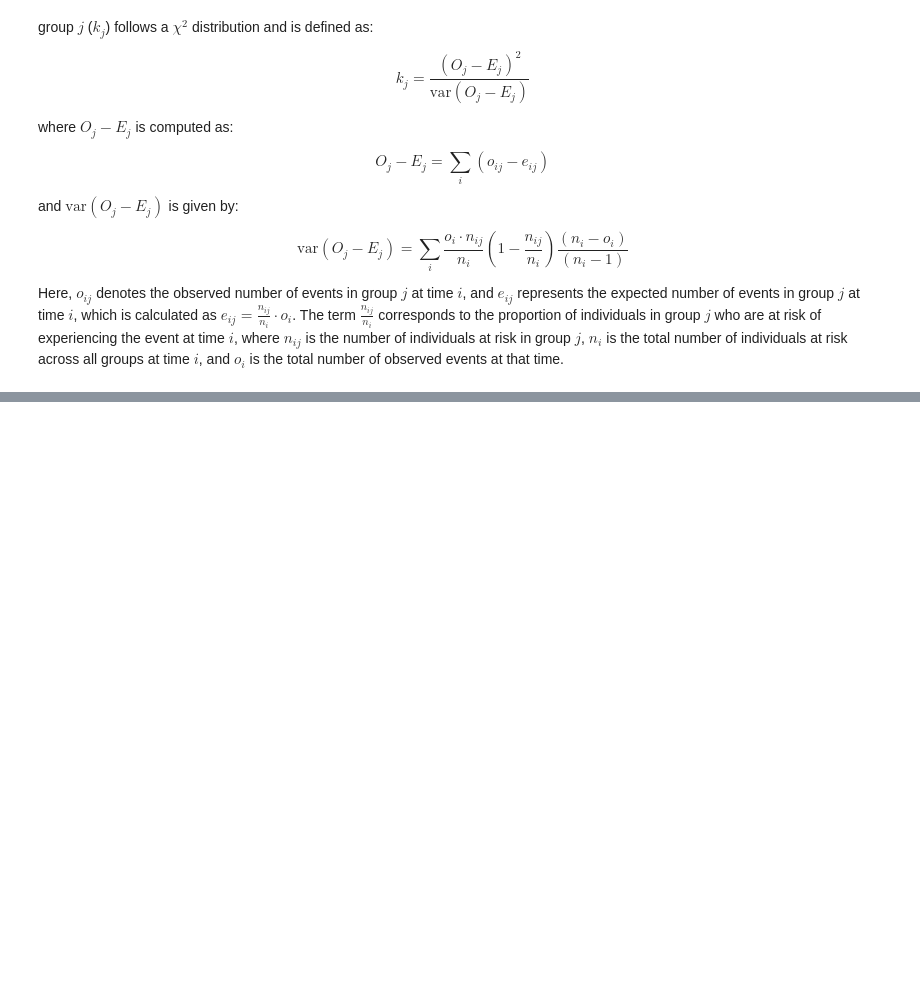
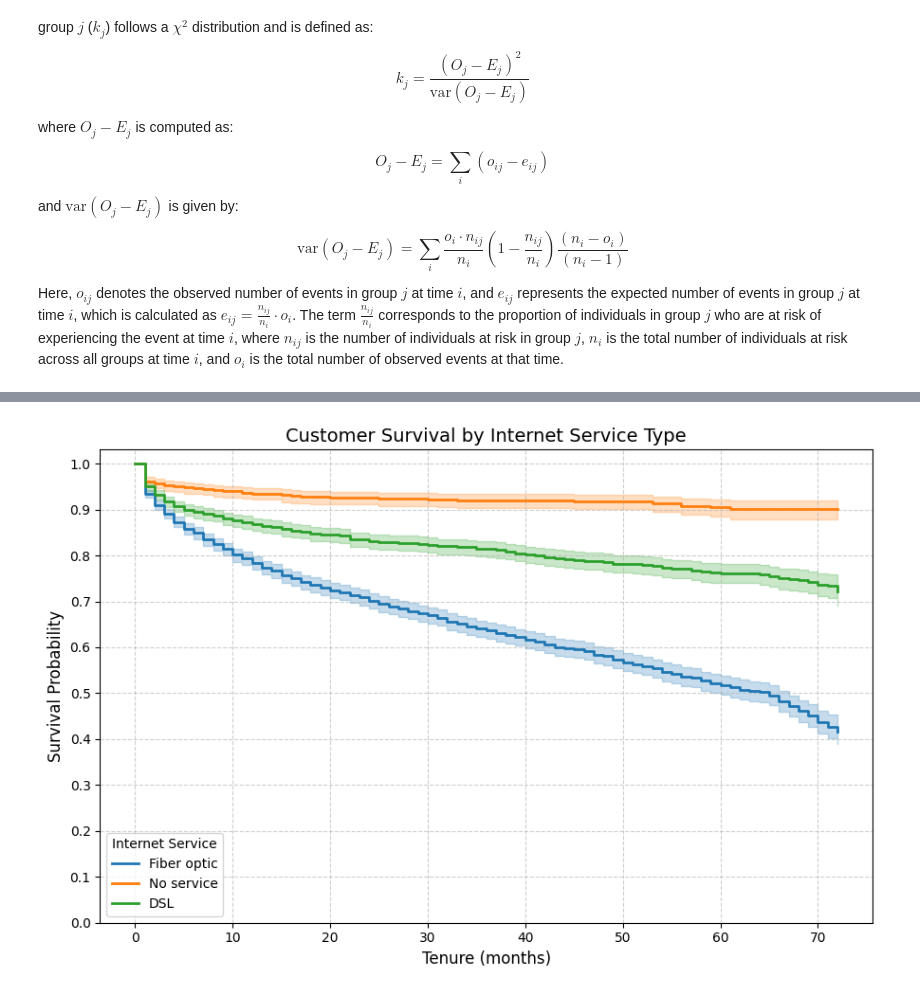
Before and after one commit to blessycode/customer-churn, a Jupyter notebook: survivalanalysis.ipynb, the cells around one changed output, grey strips where cells are left out. Saved outputs shown, nothing was run; the diff lists cells and outputs as text; code cells hidden in the pictures; blank space fills up the shorter version.

```diff
--- a/survivalanalysis.ipynb
+++ b/survivalanalysis.ipynb
@@ -175,0 +291,62 @@ Here, $o_{ij}$ denotes the observed number of events in group $j$ at time $i$, a
+# %%
+
+# Internet service groups
+fiber_optic = survivaldata['InternetService_Fiber optic'] == 1
+no_service = survivaldata['InternetService_No'] == 1
+dsl = (
+    (survivaldata['InternetService_Fiber optic'] == 0) &
+    (survivaldata['InternetService_No'] == 0)
+)
+
+# Create figure
+plt.figure(figsize=(9, 6))
+ax = plt.gca()
+
+# Fiber optic
+kmf.fit(
+    timevar[fiber_optic],
+    event_observed=eventvar[fiber_optic],
+    label="Fiber optic"
+)
+kmf.plot_survival_function(
+    ax=ax,
+    ci_show=True,
+    linewidth=2
+)
+
+# No service
+kmf.fit(
+    timevar[no_service],
+    event_observed=eventvar[no_service],
+    label="No service"
+)
+kmf.plot_survival_function(
+    ax=ax,
+    ci_show=True,
+    linewidth=2
+)
+
+# DSL
+kmf.fit(
+    timevar[dsl],
+    event_observed=eventvar[dsl],
+    label="DSL"
+)
+kmf.plot_survival_function(
+    ax=ax,
+    ci_show=True,
+    linewidth=2
+)
+
+# Formatting
+plt.title("Customer Survival by Internet Service Type", fontsize=14)
+plt.xlabel("Tenure (months)", fontsize=12)
+plt.ylabel("Survival Probability", fontsize=12)
+plt.yticks(np.linspace(0, 1, 11))
+plt.grid(True, linestyle="--", alpha=0.6)
+plt.legend(title="Internet Service", fontsize=10)
+
+plt.tight_layout()
+plt.show()
+# %% [output]
+[figure, added]
```
Also changed, not shown: parts of 13 cells of this notebook.
